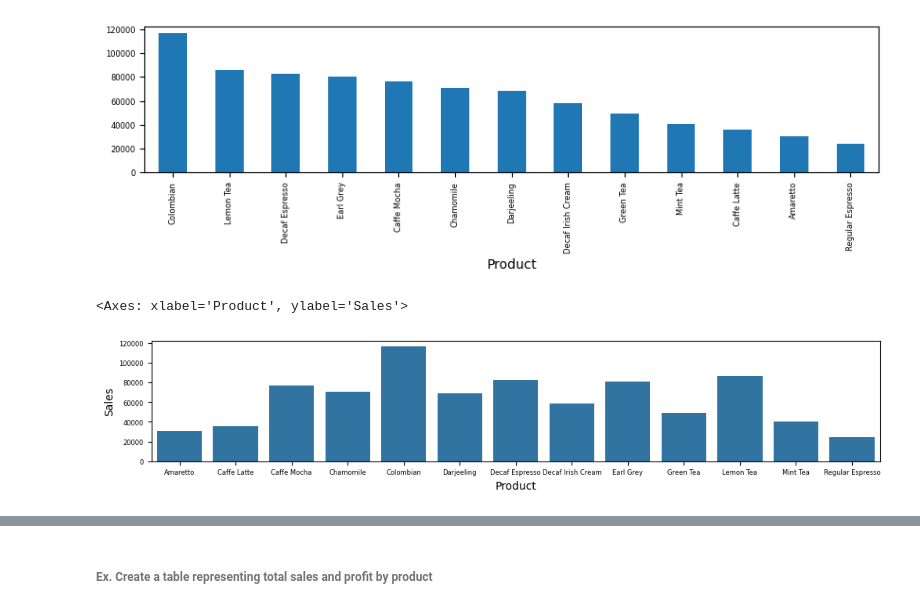
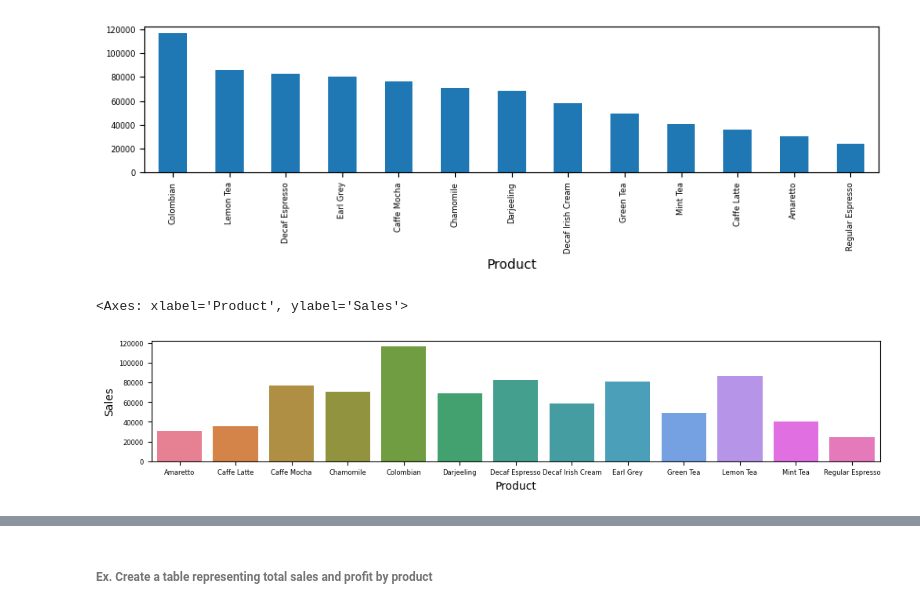
Before and after one commit to knowledge-corner/CGI_19_may_25, a Jupyter notebook: Classwork/Classwork Notebook.ipynb, the cells around one changed output, grey strips where cells are left out. Drawn from its saved outputs; the diff is of its cells as text; code cells hidden in the pictures.

```diff
--- a/Classwork/Classwork Notebook.ipynb
+++ b/Classwork/Classwork Notebook.ipynb
@@ -2648,7 +2648,7 @@ df.groupby(by = "Product")["Sales"].sum().sort_values(ascending=False).plot(kind
 [figure]
 # %%
 plt.figure(figsize=(12, 2))
-sns.barplot(data = df, x = "Product", y = "Sales", errorbar=None, estimator="sum")
+sns.barplot(data = df, x = "Product", y = "Sales", errorbar=None, estimator="sum", hue = "Product")
 # %% [output]
 <Axes: xlabel='Product', ylabel='Sales'>
-[figure, old version]
+[figure, new version]
```
Also changed, not shown: parts of 10 cells of this notebook.
